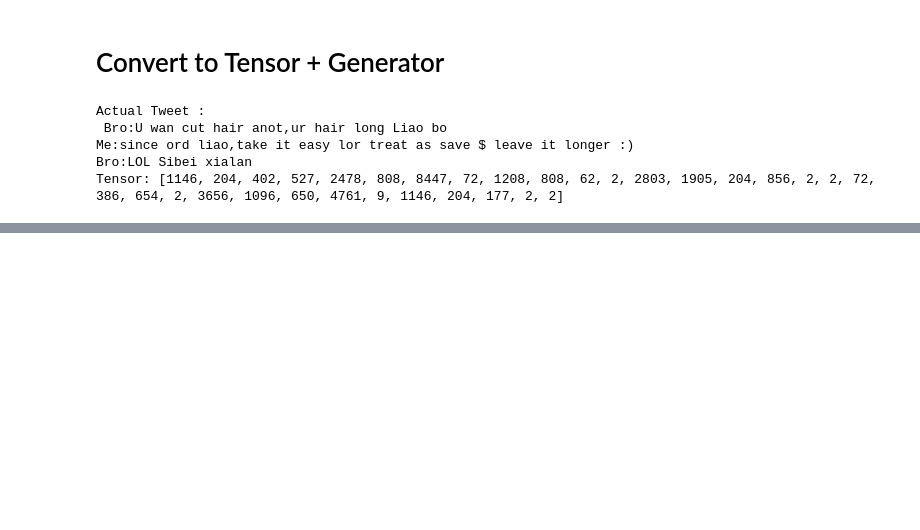
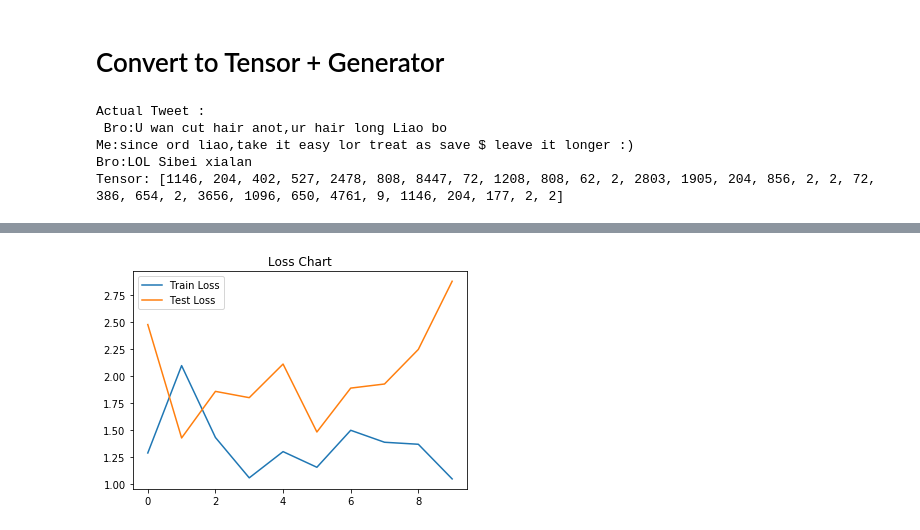
Before and after one commit to rishuatgithub/MLPy, a Jupyter notebook: nlp/3. Sentiment Analysis - Sequence Model - DNN.ipynb, the cells around one changed output, grey strips where cells are left out. Cells and saved outputs as stored; diff of their text form; code cells hidden in the pictures; blank space fills up the shorter version.

Commit message:
Add more codes on dnn for tweet analysis

```diff
--- a/nlp/3. Sentiment Analysis - Sequence Model - DNN.ipynb
+++ b/nlp/3. Sentiment Analysis - Sequence Model - DNN.ipynb
@@ -251,0 +312,4 @@ class TweetDataset(Dataset):
+# %%
+X_val, y_val = val_tl
+
+print('Data :',X_val,'\nLabel:',y_val)
@@ -251,0 +336,23 @@ class TweetDataset(Dataset):
+# %%
+class TweetDNNModel(nn.Module):
+
+    def __init__(self, input_dim=len(vocab), embedding_dim=256, output_dim=1):
+        super().__init__()
+
+        self.embeddings = nn.Embedding(input_dim, embedding_dim)
+        self.fc1 = nn.Linear(embedding_dim, 120)
+        self.fc2 = nn.Linear(120, 80)
+        self.fc3 = nn.Linear(80, output_dim)
+
+    def forward(self,x):
+
+        x = self.embeddings(x)
+        x = nn.functional.relu(self.fc1(x))
+        x = nn.functional.relu(self.fc2(x))
+        x = nn.functional.log_softmax(self.fc3(x),dim=1)
+
+        return x
+# %%
+model = TweetDNNModel()
+
+model
@@ -251,0 +366,3 @@ class TweetDataset(Dataset):
+# %%
+criterions = nn.CrossEntropyLoss()
+optimizer = torch.optim.Adam(model.parameters(), lr=0.01)
@@ -251,0 +436,8 @@ class TweetDataset(Dataset):
+# %%
+plt.plot(range(epochs), train_losses, label='Train Loss')
+plt.plot(range(epochs), test_losses, label='Test Loss')
+plt.legend()
+plt.title('Loss Chart')
+plt.show()
+# %% [output]
+[figure, added]
```
Also changed, not shown: parts of 28 cells of this notebook, 1 other file.
